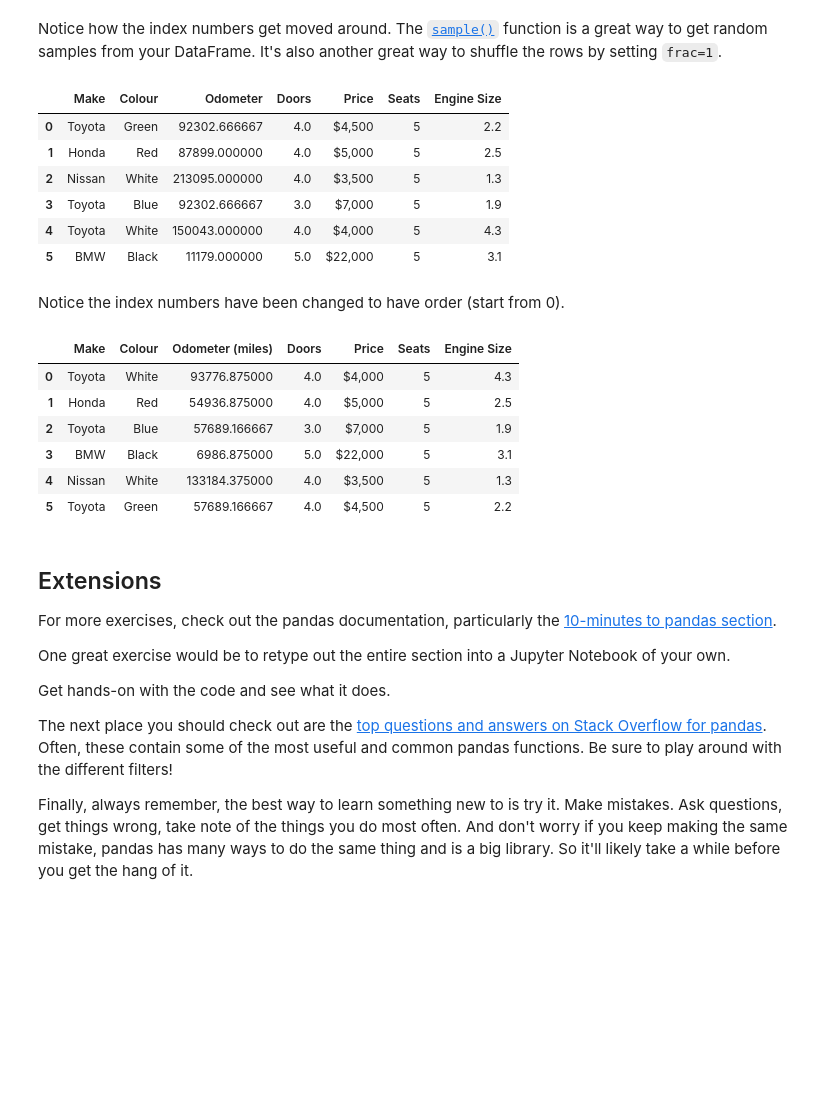
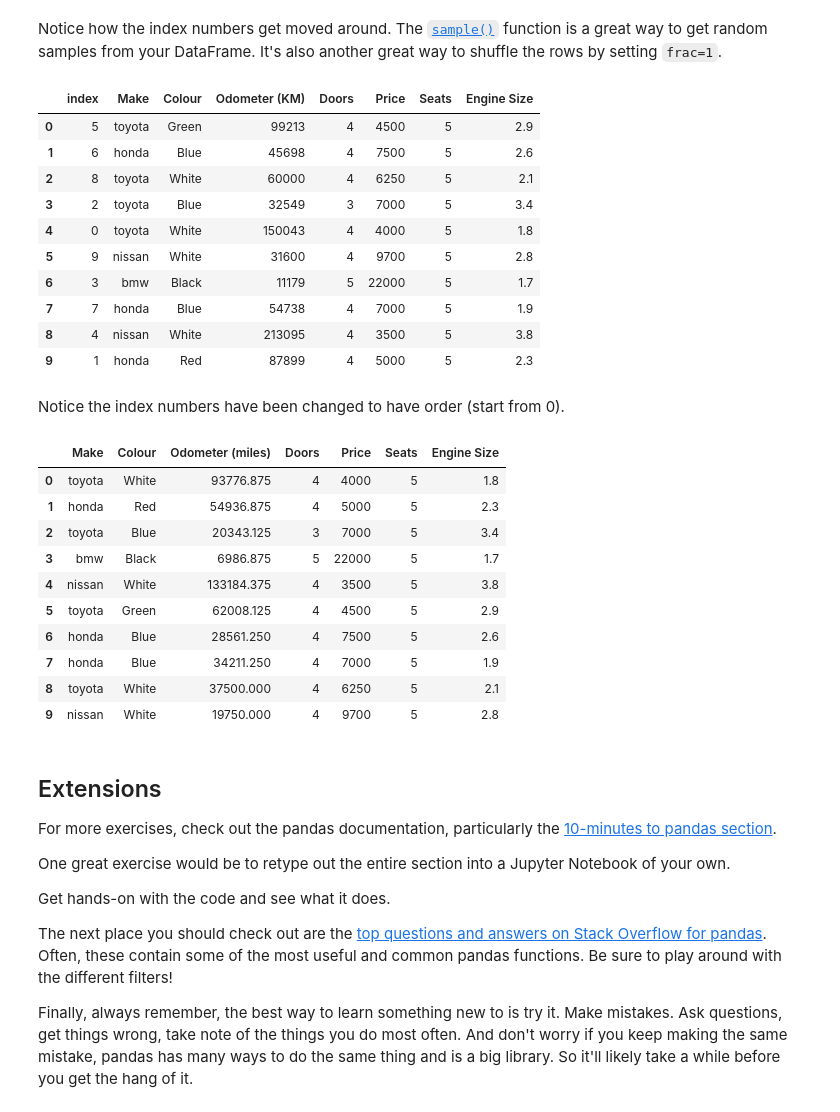
Before and after one commit to bhupendpatil/Practice, a Jupyter notebook: Data Analysis/Pandas/pandas-exercises.ipynb, the cells around one changed output. Saved outputs shown, nothing was run; the diff lists cells and outputs as text; code cells hidden in the pictures; blank space fills up the shorter version.

```diff
--- a/Data Analysis/Pandas/pandas-exercises.ipynb
+++ b/Data Analysis/Pandas/pandas-exercises.ipynb
@@ -338,13 +385,16 @@ car_records_missing["Seats"] = 5
 # Remember: If you're doing it from a Python list, the list has to be the same length
 # as the DataFrame
 import random
-randomEngine = []
-for i in range(0,len(car_records_missing)):
-    n = round(random.uniform(1.3,4.5),1)
-    randomEngine.append(n)
-car_records_missing["Engine Size"] = randomEngine
+def randomGen(length,fromm,too):
+    randList = []
+    for i in range(0,length):
+        n = round(random.uniform(fromm,too),1)
+        randList.append(n)
+    return randList
+car_records["Engine Size"] = randomGen(len(car_records),1.3,4.5)
 # %%
 # Create a column which represents the price of a car per kilometer
 # Then view the DataFrame
-car_records_missing
+car_records["Price per KM"] = car_records["Price"] / car_records["Odometer (KM)"]
+car_records
 # %% [output]
@@ -358,3 +412,3 @@ car_records_missing
 # %%
 # Remove the last column you added using .drop()
-car_records_missing.drop("Engine Size",axis=1)
+car_records.drop("Price per KM",axis=1,inplace=True)
@@ -369,6 +415,6 @@ car_records_missing.drop("Engine Size",axis=1)
 # %%
 # Shuffle the DataFrame using sample() with the frac parameter set to 1
 # Save the the shuffled DataFrame to a new variable
-shuffled_car_record_missing = car_records_missing.sample(frac=1)
-shuffled_car_record_missing
+car_records_shuffled = car_records.sample(frac=1)
+car_records_shuffled
 # %% [output]
@@ -383,15 +433,19 @@ shuffled_car_record_missing
 Notice how the index numbers get moved around. The [`sample()`](https://pandas.pydata.org/pandas-docs/stable/reference/api/pandas.DataFrame.sample.html) function is a great way to get random samples from your DataFrame. It's also another great way to shuffle the rows by setting `frac=1`.
 # %%
 # Reset the indexes of the shuffled DataFrame
-shuffled_car_record_missing.reset_index(drop=True)
+car_records_shuffled.reset_index()
 # %% [output]
-|  | Make | Colour | Odometer | Doors | Price | Seats | Engine Size |
-| 0 | Toyota | Green | 92302.666667 | 4.0 | $4,500 | 5 | 2.2 |
-| 1 | Honda | Red | 87899.000000 | 4.0 | $5,000 | 5 | 2.5 |
-| 2 | Nissan | White | 213095.000000 | 4.0 | $3,500 | 5 | 1.3 |
-| 3 | Toyota | Blue | 92302.666667 | 3.0 | $7,000 | 5 | 1.9 |
-| 4 | Toyota | White | 150043.000000 | 4.0 | $4,000 | 5 | 4.3 |
-| 5 | BMW | Black | 11179.000000 | 5.0 | $22,000 | 5 | 3.1 |
+|  | index | Make | Colour | Odometer (KM) | Doors | Price | Seats | Engine Size |
+| 0 | 5 | toyota | Green | 99213 | 4 | 4500 | 5 | 2.9 |
+| 1 | 6 | honda | Blue | 45698 | 4 | 7500 | 5 | 2.6 |
+| 2 | 8 | toyota | White | 60000 | 4 | 6250 | 5 | 2.1 |
+| 3 | 2 | toyota | Blue | 32549 | 3 | 7000 | 5 | 3.4 |
+| 4 | 0 | toyota | White | 150043 | 4 | 4000 | 5 | 1.8 |
+| 5 | 9 | nissan | White | 31600 | 4 | 9700 | 5 | 2.8 |
+| 6 | 3 | bmw | Black | 11179 | 5 | 22000 | 5 | 1.7 |
+| 7 | 7 | honda | Blue | 54738 | 4 | 7000 | 5 | 1.9 |
+| 8 | 4 | nissan | White | 213095 | 4 | 3500 | 5 | 3.8 |
+| 9 | 1 | honda | Red | 87899 | 4 | 5000 | 5 | 2.3 |
 # %% [markdown]
 Notice the index numbers have been changed to have order (start from 0).
 # %%
@@ -401,19 +455,23 @@ car_records_missing["Odometer"] = car_records_missing["Odometer"].apply(lambda x
 # %%
 # Change the title of the Odometer (KM) to represent miles instead of kilometers
-car_records_missing.rename(columns={"Odometer":"Odometer (miles)"},inplace=True)
-car_records_missing
+car_records.rename(columns={"Odometer (KM)":"Odometer (miles)"},inplace=True)
+car_records
 # %% [output]
 |  | Make | Colour | Odometer (miles) | Doors | Price | Seats | Engine Size |
-| 0 | Toyota | White | 93776.875000 | 4.0 | $4,000 | 5 | 4.3 |
-| 1 | Honda | Red | 54936.875000 | 4.0 | $5,000 | 5 | 2.5 |
-| 2 | Toyota | Blue | 57689.166667 | 3.0 | $7,000 | 5 | 1.9 |
-| 3 | BMW | Black | 6986.875000 | 5.0 | $22,000 | 5 | 3.1 |
-| 4 | Nissan | White | 133184.375000 | 4.0 | $3,500 | 5 | 1.3 |
-| 5 | Toyota | Green | 57689.166667 | 4.0 | $4,500 | 5 | 2.2 |
+| 0 | toyota | White | 93776.875 | 4 | 4000 | 5 | 1.8 |
+| 1 | honda | Red | 54936.875 | 4 | 5000 | 5 | 2.3 |
+| 2 | toyota | Blue | 20343.125 | 3 | 7000 | 5 | 3.4 |
+| 3 | bmw | Black | 6986.875 | 5 | 22000 | 5 | 1.7 |
+| 4 | nissan | White | 133184.375 | 4 | 3500 | 5 | 3.8 |
+| 5 | toyota | Green | 62008.125 | 4 | 4500 | 5 | 2.9 |
+| 6 | honda | Blue | 28561.250 | 4 | 7500 | 5 | 2.6 |
+| 7 | honda | Blue | 34211.250 | 4 | 7000 | 5 | 1.9 |
+| 8 | toyota | White | 37500.000 | 4 | 6250 | 5 | 2.1 |
+| 9 | nissan | White | 19750.000 | 4 | 9700 | 5 | 2.8 |
 # %% [markdown]
 ## Extensions
 
-For more exercises, check out the pandas documentation, particularly the [10-minutes to pandas section](https://pandas.pydata.org/pandas-docs/stable/getting_started/10min.html).
+For more exercises, check out the pandas documentation, particularly the [10-minutes to pandas section](https://pandas.pydata.org/pandas-docs/stable/user_guide/10min.html).
 
 One great exercise would be to retype out the entire section into a Jupyter Notebook of your own.
 
```
Also changed, not shown: parts of 21 cells of this notebook.
